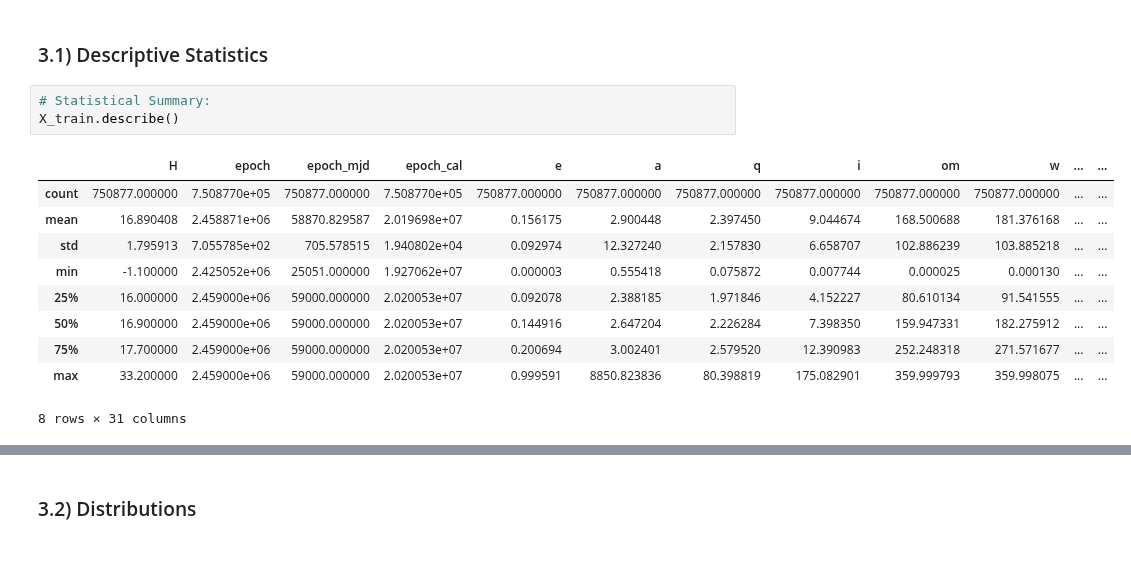
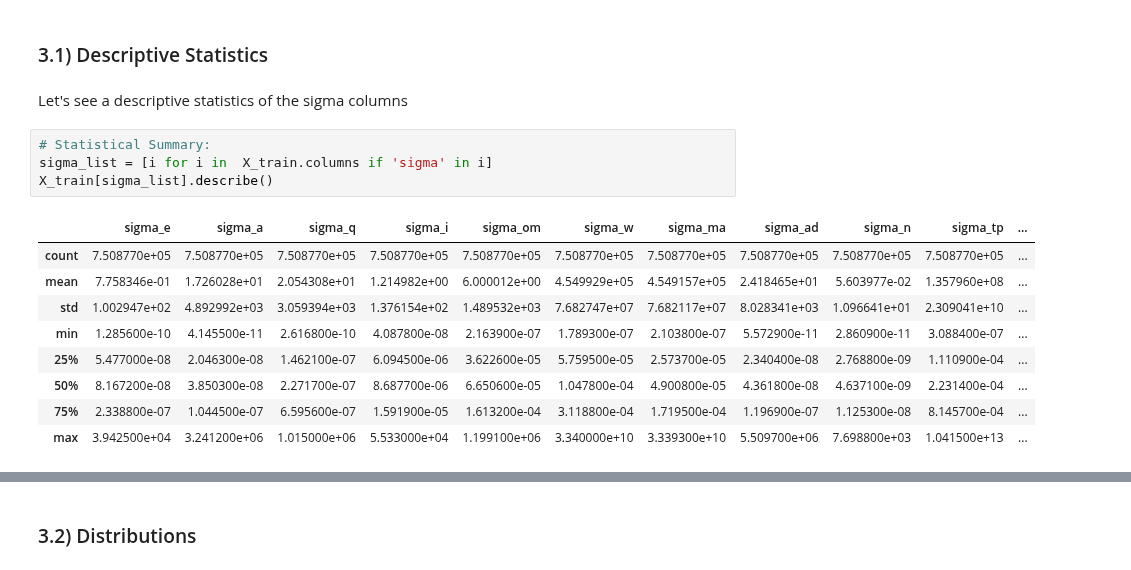
Before and after one commit to caiosoter/DS-Projects, a Jupyter notebook: Asteroid_Classification/Asteroid_Classification.ipynb, the cells around one changed output, grey strips where cells are left out. Saved outputs shown, nothing was run; the diff lists cells and outputs as text.

```diff
--- a/Asteroid_Classification/Asteroid_Classification.ipynb
+++ b/Asteroid_Classification/Asteroid_Classification.ipynb
@@ -258,17 +260,19 @@ def heatmap_cor(df: any):
     sns.heatmap(correlation, mask=mask, annot=True, c="crest", cbar=True)
 # %% [markdown]
 ### 3.1) Descriptive Statistics
+# %% [markdown]
+Let's see a descriptive statistics of the sigma columns
 # %%
 # Statistical Summary:
-X_train.describe()
+sigma_list = [i for i in  X_train.columns if 'sigma' in i]
+X_train[sigma_list].describe()
 # %% [output]
-|  | H | epoch | epoch_mjd | epoch_cal | e | a | q | i | om | w | ... | ... |
-| count | 750877.000000 | 7.508770e+05 | 750877.000000 | 7.508770e+05 | 750877.000000 | 750877.000000 | 750877.000000 | 750877.000000 | 750877.000000 | 750877.000000 | ... | ... |
-| mean | 16.890408 | 2.458871e+06 | 58870.829587 | 2.019698e+07 | 0.156175 | 2.900448 | 2.397450 | 9.044674 | 168.500688 | 181.376168 | ... | ... |
-| std | 1.795913 | 7.055785e+02 | 705.578515 | 1.940802e+04 | 0.092974 | 12.327240 | 2.157830 | 6.658707 | 102.886239 | 103.885218 | ... | ... |
-| min | -1.100000 | 2.425052e+06 | 25051.000000 | 1.927062e+07 | 0.000003 | 0.555418 | 0.075872 | 0.007744 | 0.000025 | 0.000130 | ... | ... |
-| 25% | 16.000000 | 2.459000e+06 | 59000.000000 | 2.020053e+07 | 0.092078 | 2.388185 | 1.971846 | 4.152227 | 80.610134 | 91.541555 | ... | ... |
-| 50% | 16.900000 | 2.459000e+06 | 59000.000000 | 2.020053e+07 | 0.144916 | 2.647204 | 2.226284 | 7.398350 | 159.947331 | 182.275912 | ... | ... |
-| 75% | 17.700000 | 2.459000e+06 | 59000.000000 | 2.020053e+07 | 0.200694 | 3.002401 | 2.579520 | 12.390983 | 252.248318 | 271.571677 | ... | ... |
-| max | 33.200000 | 2.459000e+06 | 59000.000000 | 2.020053e+07 | 0.999591 | 8850.823836 | 80.398819 | 175.082901 | 359.999793 | 359.998075 | ... | ... |
+|  | sigma_e | sigma_a | sigma_q | sigma_i | sigma_om | sigma_w | sigma_ma | sigma_ad | sigma_n | sigma_tp | ... |
+| count | 7.508770e+05 | 7.508770e+05 | 7.508770e+05 | 7.508770e+05 | 7.508770e+05 | 7.508770e+05 | 7.508770e+05 | 7.508770e+05 | 7.508770e+05 | 7.508770e+05 | ... |
+| mean | 7.758346e-01 | 1.726028e+01 | 2.054308e+01 | 1.214982e+00 | 6.000012e+00 | 4.549929e+05 | 4.549157e+05 | 2.418465e+01 | 5.603977e-02 | 1.357960e+08 | ... |
+| std | 1.002947e+02 | 4.892992e+03 | 3.059394e+03 | 1.376154e+02 | 1.489532e+03 | 7.682747e+07 | 7.682117e+07 | 8.028341e+03 | 1.096641e+01 | 2.309041e+10 | ... |
+| min | 1.285600e-10 | 4.145500e-11 | 2.616800e-10 | 4.087800e-08 | 2.163900e-07 | 1.789300e-07 | 2.103800e-07 | 5.572900e-11 | 2.860900e-11 | 3.088400e-07 | ... |
+| 25% | 5.477000e-08 | 2.046300e-08 | 1.462100e-07 | 6.094500e-06 | 3.622600e-05 | 5.759500e-05 | 2.573700e-05 | 2.340400e-08 | 2.768800e-09 | 1.110900e-04 | ... |
+| 50% | 8.167200e-08 | 3.850300e-08 | 2.271700e-07 | 8.687700e-06 | 6.650600e-05 | 1.047800e-04 | 4.900800e-05 | 4.361800e-08 | 4.637100e-09 | 2.231400e-04 | ... |
+| 75% | 2.338800e-07 | 1.044500e-07 | 6.595600e-07 | 1.591900e-05 | 1.613200e-04 | 3.118800e-04 | 1.719500e-04 | 1.196900e-07 | 1.125300e-08 | 8.145700e-04 | ... |
+| max | 3.942500e+04 | 3.241200e+06 | 1.015000e+06 | 5.533000e+04 | 1.199100e+06 | 3.340000e+10 | 3.339300e+10 | 5.509700e+06 | 7.698800e+03 | 1.041500e+13 | ... |
-8 rows × 31 columns
```
Also changed, not shown: parts of 11 cells of this notebook, 1 other file.
